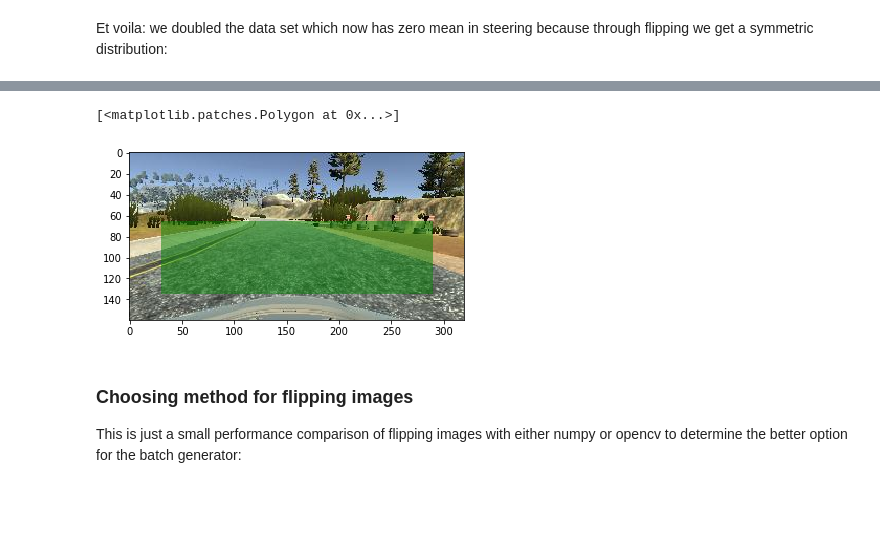
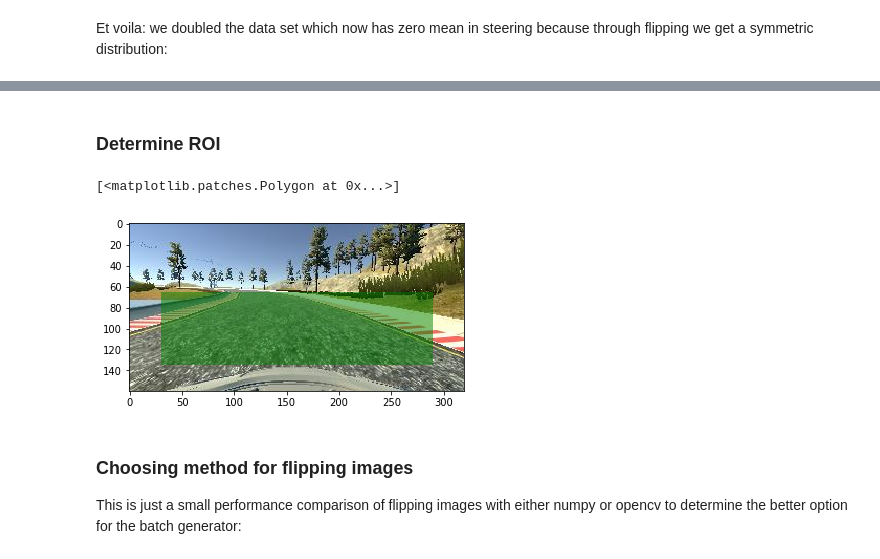
Before and after one commit to Pyrax/CarND-Behavioral-Cloning-P3, a Jupyter notebook: Behavioral_Cloning.ipynb, the cells around one changed output, grey strips where cells are left out. Drawn from its saved outputs; the diff is of its cells as text; code cells hidden in the pictures; blank space fills up the shorter version.

```diff
--- a/Behavioral_Cloning.ipynb
+++ b/Behavioral_Cloning.ipynb
@@ -41,3 +43,27 @@ Steering                                     -0.122066
 Name: 5, dtype: object
 # %% [markdown]
 ### Exploring data
+# %%
+# Plot sample of left, center, right image
+random_idx = 584
+sample_center_name = driving_df.loc[random_idx]['Center image']
+
+# Get part of file name which is same for left, center, and right:
+sample_name = sample_center_name.partition('IMG/center_')[2]
+
+sample_image = cv2.imread(os.path.join(data_dir, sample_center_name))
+left_sample_image = cv2.imread(os.path.join(data_dir, f'IMG/left_{sample_name}'))
+right_sample_image = cv2.imread(os.path.join(data_dir, f'IMG/right_{sample_name}'))
+
+# Convert all sample images from BGR to RGB
+sample_image = cv2.cvtColor(sample_image, cv2.COLOR_BGR2RGB)
+left_sample_image = cv2.cvtColor(left_sample_image, cv2.COLOR_BGR2RGB)
+right_sample_image = cv2.cvtColor(right_sample_image, cv2.COLOR_BGR2RGB)
+
+fig, axes = plt.subplots(1, 3, figsize=(14, 6), sharey=True)
+axes[0].imshow(left_sample_image)
+axes[1].imshow(sample_image)
+axes[2].imshow(right_sample_image)
+
+fig.subplots_adjust(wspace=0.05)
+plt.show()
@@ -145,40 +203,35 @@ plot_steering_histogram(full_df['Steering']*25)
+# %% [markdown]
+### Determine ROI
 # %%
-# Plot sample image
-sample_image_name = driving_df.loc[152]['Center image']  # randomly chosen index
-sample_image_file = os.path.join(data_dir, sample_image_name)
-sample_image = cv2.imread(sample_image_file)
-sample_image = cv2.cvtColor(sample_image, cv2.COLOR_BGR2RGB)
-
-plt.imshow(sample_image)
-
 # Determine region of interest for cropping
 original_image_height = sample_image.shape[0]
 original_image_width = sample_image.shape[1]
 
 left_crop = 30
 right_crop = 30
 bottom_crop = 25
 top_crop = 65
 
 left = left_crop
 right = original_image_width - right_crop
 bottom = original_image_height - bottom_crop
 top = top_crop
 
 rect = np.array([
     [left, top],
     [right, top],
     [right, bottom],
     [left, bottom]
 ])
 rect_x = rect[:,0]-.5  # substract small amount to prevent plot from expanding into whitespace
 rect_y = rect[:,1]
 
 # Plot region of interest on top of sample image
+plt.imshow(sample_image)
 plt.fill(rect_x, rect_y, facecolor='green', alpha=.5)
 # %% [output]
 [<matplotlib.patches.Polygon at 0x...>]
-[figure, old version]
+[figure, new version]
 # %% [markdown]
 ### Choosing method for flipping images
 
```
Also changed, not shown: parts of 28 cells of this notebook, 2 other files.
